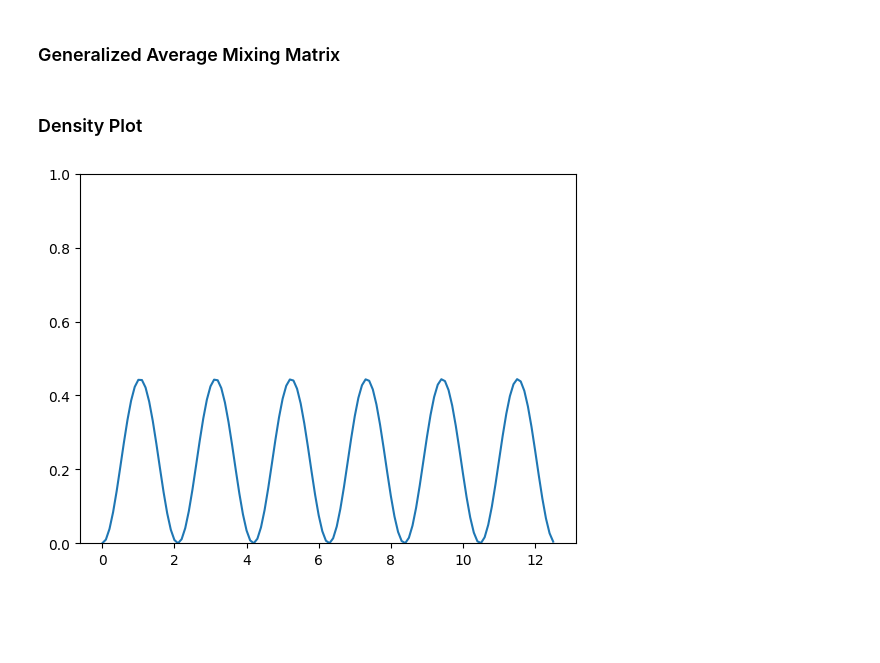
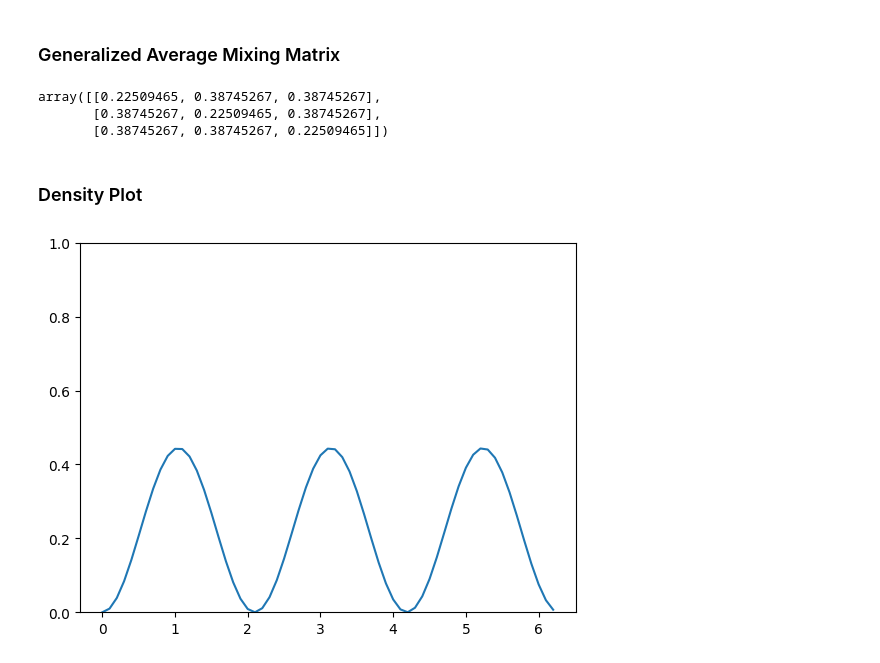
Before and after one commit to vitormarquesr/walkg, a Jupyter notebook: examples/notebooks/ctqwalk.ipynb, the cells around one changed output. Drawn from its saved outputs; the diff is of its cells as text; code cells hidden in the pictures; blank space fills up the shorter version.

Commit message:
+ gavg_matrix() and plot_density() default t_final

```diff
--- a/examples/notebooks/ctqwalk.ipynb
+++ b/examples/notebooks/ctqwalk.ipynb
@@ -53,9 +53,17 @@ array([[0.55555556, 0.22222222, 0.22222222],
        [0.22222222, 0.22222222, 0.55555556]])
 # %% [markdown]
 ### Generalized Average Mixing Matrix
+# %%
+np.random.seed(10)
+samples = np.random.beta(5, 1, size=10000)
+w.gavg_matrix(samples)
+# %% [output]
+array([[0.22509465, 0.38745267, 0.38745267],
+       [0.38745267, 0.22509465, 0.38745267],
+       [0.38745267, 0.38745267, 0.22509465]])
 # %% [markdown]
 ### Density Plot
 # %%
-w.plot(2, 3, 0, np.pi*4)
+w.plot_density(2, 3)
 # %% [output]
-[figure, old version]
+[figure, new version]
```
Also changed, not shown: parts of 5 cells of this notebook, 3 other files.
